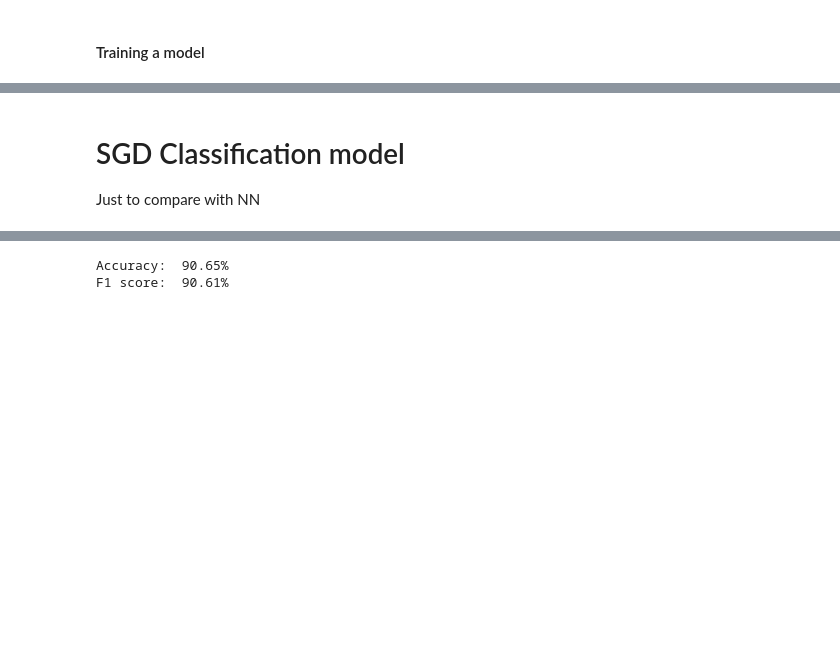
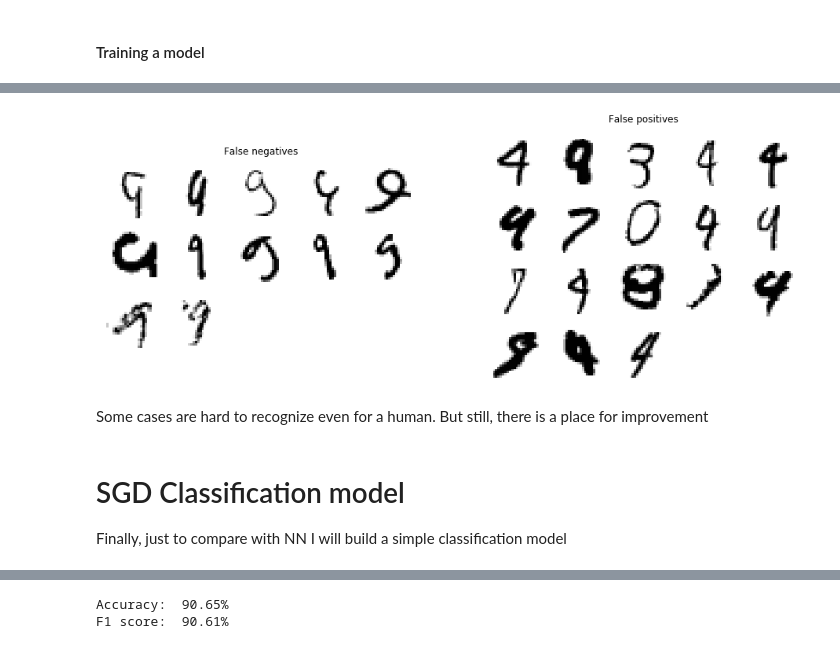
Before and after one commit to Sengoku11/keras_practice, a Jupyter notebook: classification_with_keras.ipynb, the cells around one changed output, grey strips where cells are left out. Saved outputs shown, nothing was run; the diff lists cells and outputs as text; code cells hidden in the pictures; blank space fills up the shorter version.

```diff
--- a/classification_with_keras.ipynb
+++ b/classification_with_keras.ipynb
@@ -245,7 +311,21 @@ Convolutional neural network shows two times smaller loss. Great!
+# %%
+digit = 9
+true_idxs = [idx for idx, x in enumerate(y_test) if x==digit]
+false_neg_idxs = [idx for idx in true_idxs if y_pred[idx]!=digit]
+false_pos_idxs = [idx for idx, x in enumerate(y_pred) if (idx not in true_idxs) & (y_pred[idx]==digit)]
+
+plt.figure(figsize=(16,16))
+plt.subplot(121); plt.title("False negatives"); plot_digits(X_test[false_neg_idxs], images_per_row=5)
+plt.subplot(122); plt.title("False positives"); plot_digits(X_test[false_pos_idxs], images_per_row=5)
+plt.show()
+# %% [output]
+[figure, added]
+# %% [markdown]
+Some cases are hard to recognize even for a human. But still, there is a place for improvement
 # %% [markdown]
 # SGD Classification model
 
-Just to compare with NN
+Finally, just to compare with NN I will build a simple classification model
 # %%
 (X, y), (X_test, y_test) = mnist.load_data()
 
```
Also changed, not shown: parts of 19 cells of this notebook.
